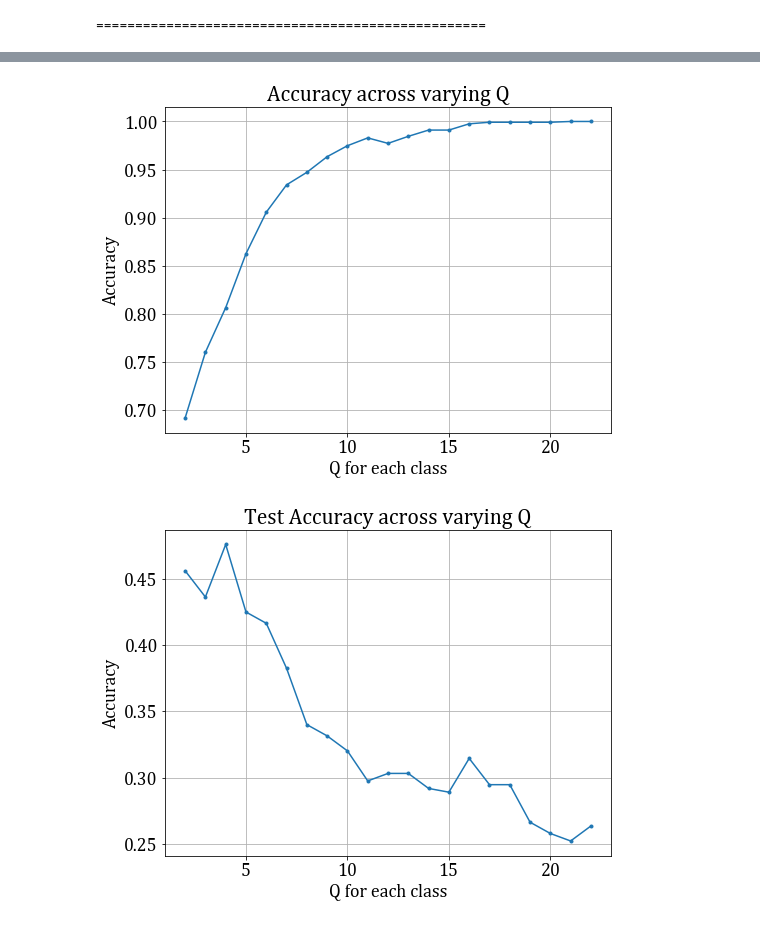
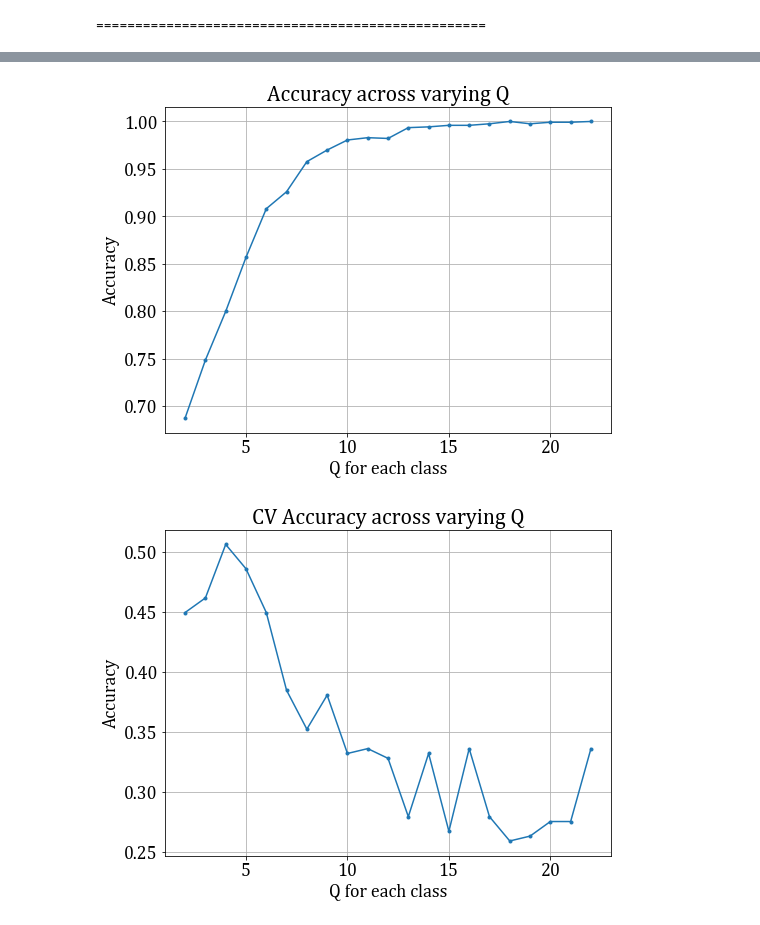
Before and after one commit to sowmyamanojna/CS5691-PRML-Assignments, a Jupyter notebook: assignment2/codes/2a-full-covariance.ipynb, the cells around one changed output, grey strips where cells are left out. Cells and saved outputs as stored; diff of their text form; code cells hidden in the pictures.

```diff
--- a/assignment2/codes/2a-full-covariance.ipynb
+++ b/assignment2/codes/2a-full-covariance.ipynb
@@ -56,8 +56,11 @@ pickle.dump(gmm_list, fin)
 fin.close()
 # %%
 df_test = pd.read_csv("../datasets/2A/consolidated_dev.csv")
+df_cv = df_test.sample(frac=0.7)
+X_cv = df_cv.drop("class", axis=1).to_numpy()
+display(df_cv.head())
+df_test = df_test.drop(df_cv.index)
 X_test = df_test.drop("class", axis=1).to_numpy()
-X = df.drop("class", axis=1).to_numpy()
-df_test.head()
+display(df_test.head())
 # %% [output]
 |  | class | 0 | 1 | 2 | 3 | 4 | 5 | 6 | 7 | 8 | ... | ... |
@@ -101,15 +111,21 @@ for i in tqdm(range(len(q_list))):
 # %%
 plt.plot(q_list, accuracy_list, '.-')
 plt.title("Accuracy across varying Q")
+plt.xlabel("Q for each class")
+plt.ylabel("Accuracy")
+plt.show()
+
+plt.plot(q_list, cv_accuracy_list, '.-')
+plt.title("CV Accuracy across varying Q")
 plt.xlabel("Q for each class")
 plt.ylabel("Accuracy")
 plt.show()
 
 plt.plot(q_list, test_accuracy_list, '.-')
 plt.title("Test Accuracy across varying Q")
 plt.xlabel("Q for each class")
 plt.ylabel("Accuracy")
 plt.show()
 # %% [output]
-[figure, old version]
+[figure, new version]
-[figure, old version]
+[figure, new version]
```
Also changed, not shown: parts of 3 cells of this notebook.
